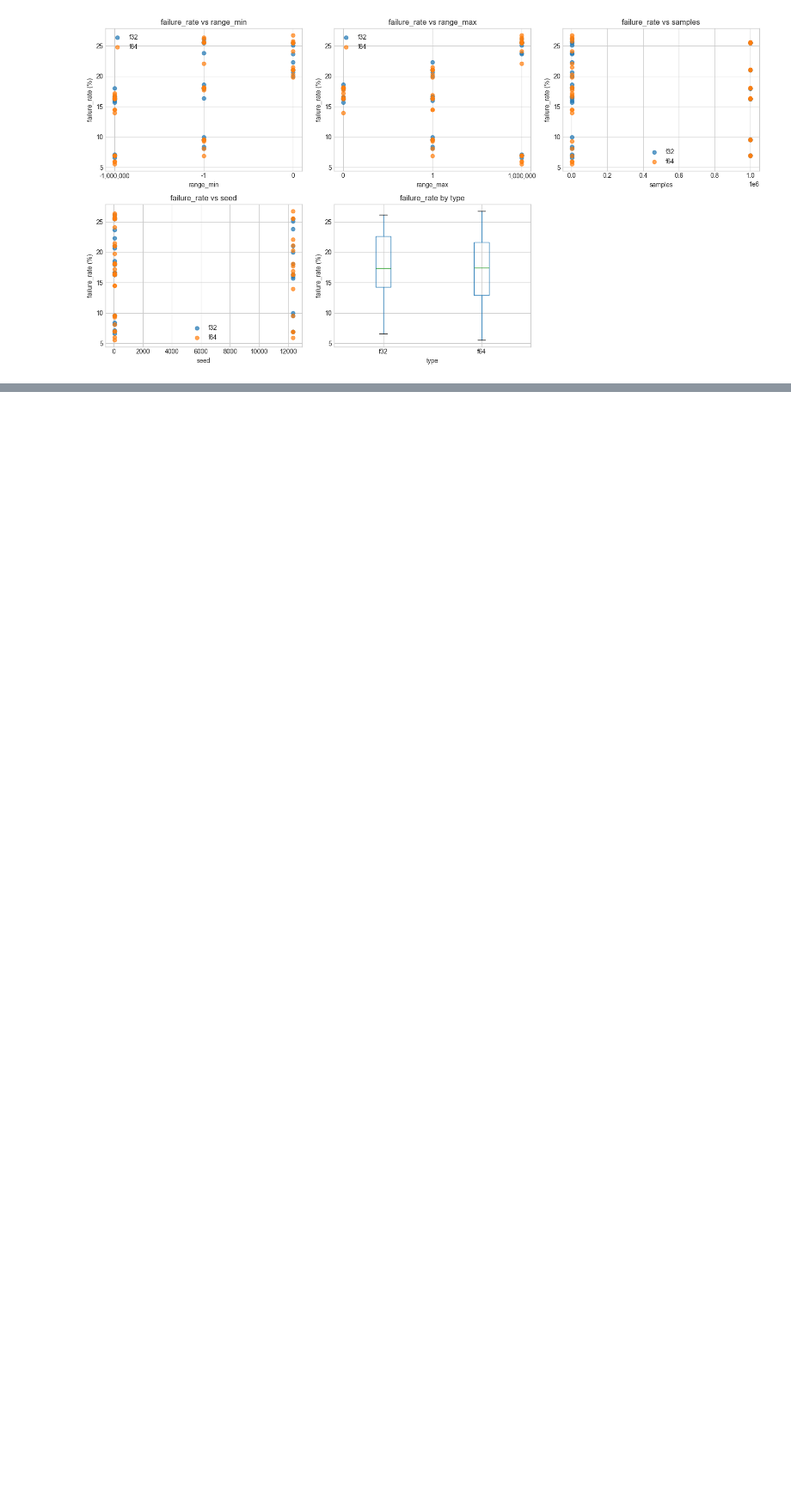
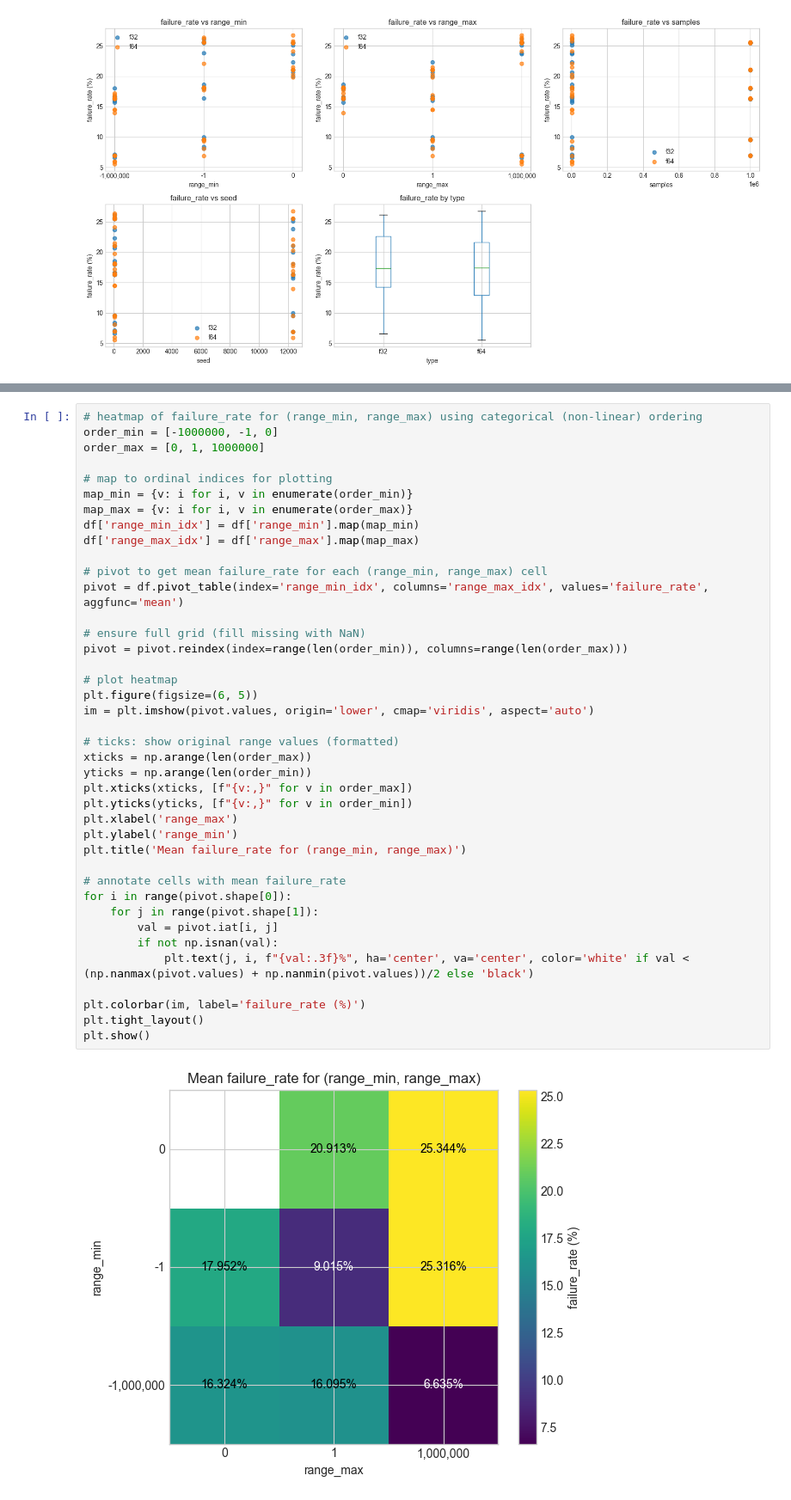
Before and after one commit to TheBloodMan49/S9-Reproductibility-of-experimentations, a Jupyter notebook: analyze/analyze.ipynb, the cells around one changed output, grey strips where cells are left out. Shown: that part at 86% size. Cells and saved outputs as stored; diff of their text form; blank space fills up the shorter version.

```diff
--- a/analyze/analyze.ipynb
+++ b/analyze/analyze.ipynb
@@ -66,0 +82,42 @@ plt.show()
+# %%
+# heatmap of failure_rate for (range_min, range_max) using categorical (non-linear) ordering
+order_min = [-1000000, -1, 0]
+order_max = [0, 1, 1000000]
+
+# map to ordinal indices for plotting
+map_min = {v: i for i, v in enumerate(order_min)}
+map_max = {v: i for i, v in enumerate(order_max)}
+df['range_min_idx'] = df['range_min'].map(map_min)
+df['range_max_idx'] = df['range_max'].map(map_max)
+
+# pivot to get mean failure_rate for each (range_min, range_max) cell
+pivot = df.pivot_table(index='range_min_idx', columns='range_max_idx', values='failure_rate', aggfunc='mean')
+
+# ensure full grid (fill missing with NaN)
+pivot = pivot.reindex(index=range(len(order_min)), columns=range(len(order_max)))
+
+# plot heatmap
+plt.figure(figsize=(6, 5))
+im = plt.imshow(pivot.values, origin='lower', cmap='viridis', aspect='auto')
+
+# ticks: show original range values (formatted)
+xticks = np.arange(len(order_max))
+yticks = np.arange(len(order_min))
+plt.xticks(xticks, [f"{v:,}" for v in order_max])
+plt.yticks(yticks, [f"{v:,}" for v in order_min])
+plt.xlabel('range_max')
+plt.ylabel('range_min')
+plt.title('Mean failure_rate for (range_min, range_max)')
+
+# annotate cells with mean failure_rate
+for i in range(pivot.shape[0]):
+    for j in range(pivot.shape[1]):
+        val = pivot.iat[i, j]
+        if not np.isnan(val):
+            plt.text(j, i, f"{val:.3f}%", ha='center', va='center', color='white' if val < (np.nanmax(pivot.values) + np.nanmin(pivot.values))/2 else 'black')
+
+plt.colorbar(im, label='failure_rate (%)')
+plt.tight_layout()
+plt.show()
+# %% [output]
+[figure, added]
```
Also changed, not shown: parts of 4 cells of this notebook.
